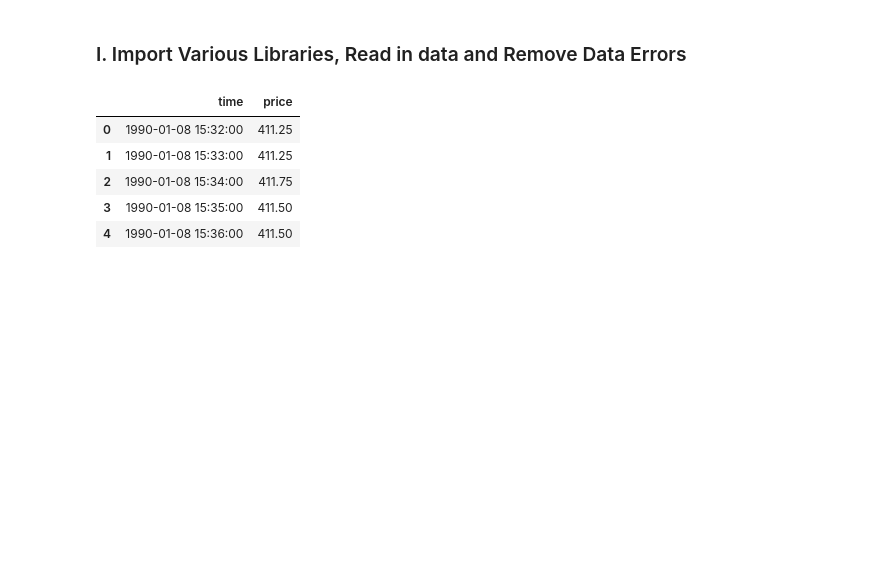
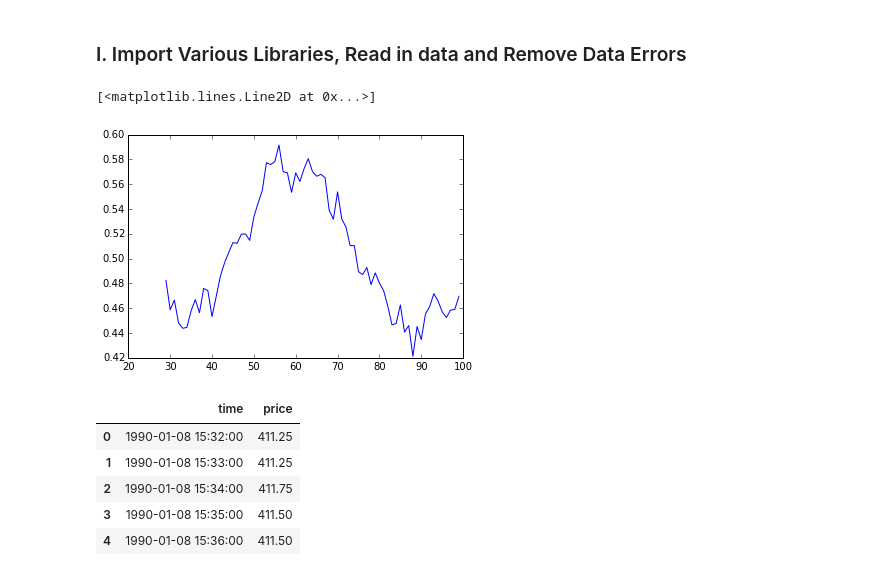
Before and after one commit to nightrose79/try, a Jupyter notebook: yu_partII.ipynb, the cells around one changed output. Drawn from its saved outputs; the diff is of its cells as text; code cells hidden in the pictures; blank space fills up the shorter version.

```diff
--- a/yu_partII.ipynb
+++ b/yu_partII.ipynb
@@ -17,2 +21,10 @@ from plotly.tools import FigureFactory as FF
 %matplotlib inline
+# %%
+#test talib
+close = np.random.random(100)
+output = talib.SMA(close)
+plt.plot(output)
+# %% [output]
+[<matplotlib.lines.Line2D at 0x...>]
+[figure, added]
 # %%
```
Also changed, not shown: parts of 62 cells of this notebook, 7 other files.
